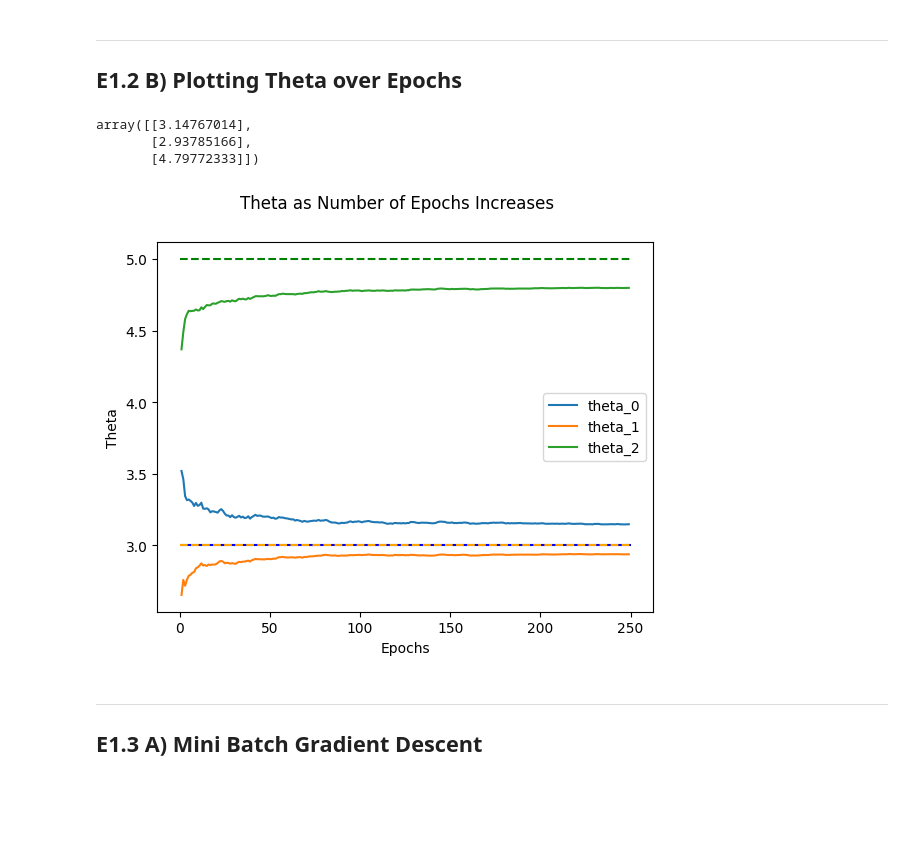
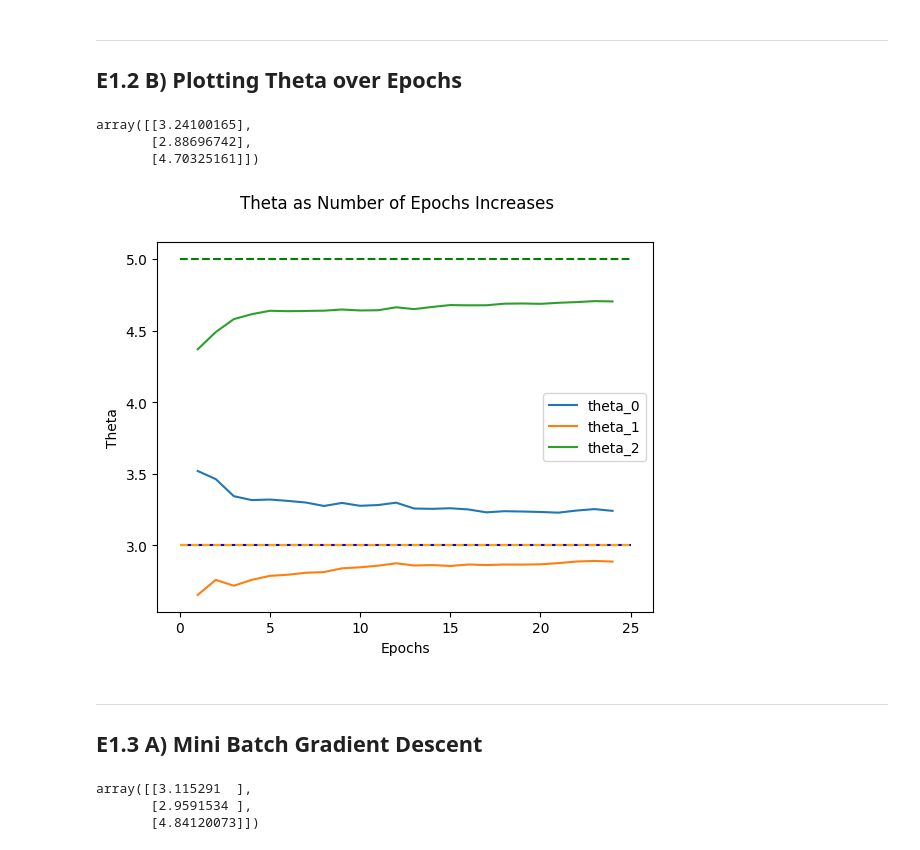
Before and after one commit to Andreas-Svensson/machine_learning, a Jupyter notebook: exercises/E1.ipynb, the cells around one changed output. Drawn from its saved outputs; the diff is of its cells as text; code cells hidden in the pictures; blank space fills up the shorter version.

Commit message:
mini-batch gradient descent added

```diff
--- a/exercises/E1.ipynb
+++ b/exercises/E1.ipynb
@@ -181,36 +181,36 @@ array([[3.23338083],
 # %%
 t0 = 5
 t1 = 100
-epochs = 250
+epochs = 25
 step = 1
 
 theta_0 = []
 theta_1 = []
 theta_2 = []
 
 for i in range(1, epochs, step):
     theta = stochastic_gradient_descent(X, y, epochs = i, t0 = t0, t1 = t1)
     theta_0.append(float(theta[0]))
     theta_1.append(float(theta[1]))
     theta_2.append(float(theta[2]))
 
 plt.hlines(3, 0, epochs, color = "blue")
 plt.hlines(3, 0, epochs, linestyles = "--", color = "orange")
 plt.hlines(5, 0, epochs, linestyles = "--", color = "green")
 sns.lineplot(x = range(1, epochs, step), y = theta_0, label = "theta_0")
 sns.lineplot(x = range(1, epochs, step), y = theta_1, label = "theta_1")
 sns.lineplot(x = range(1, epochs, step), y = theta_2, label = "theta_2")
 
 plt.xlabel("Epochs")
 plt.ylabel("Theta")
 plt.suptitle(f"Theta as Number of Epochs Increases");
 
 theta
 # %% [output]
-array([[3.14767014],
-       [2.93785166],
-       [4.79772333]])
+array([[3.24100165],
+       [2.88696742],
+       [4.70325161]])
-[figure, old version]
+[figure, new version]
 # %% [markdown]
 ---
 ## E1.3 A) Mini Batch Gradient Descent
@@ -216,0 +243,8 @@ array([[3.14767014],
+# %%
+theta = mini_batch_gradient_descent(X, y, epochs = 5000)
+
+theta
+# %% [output]
+array([[3.115291  ],
+       [2.9591534 ],
+       [4.84120073]])
```
Also changed, not shown: parts of 6 cells of this notebook.
